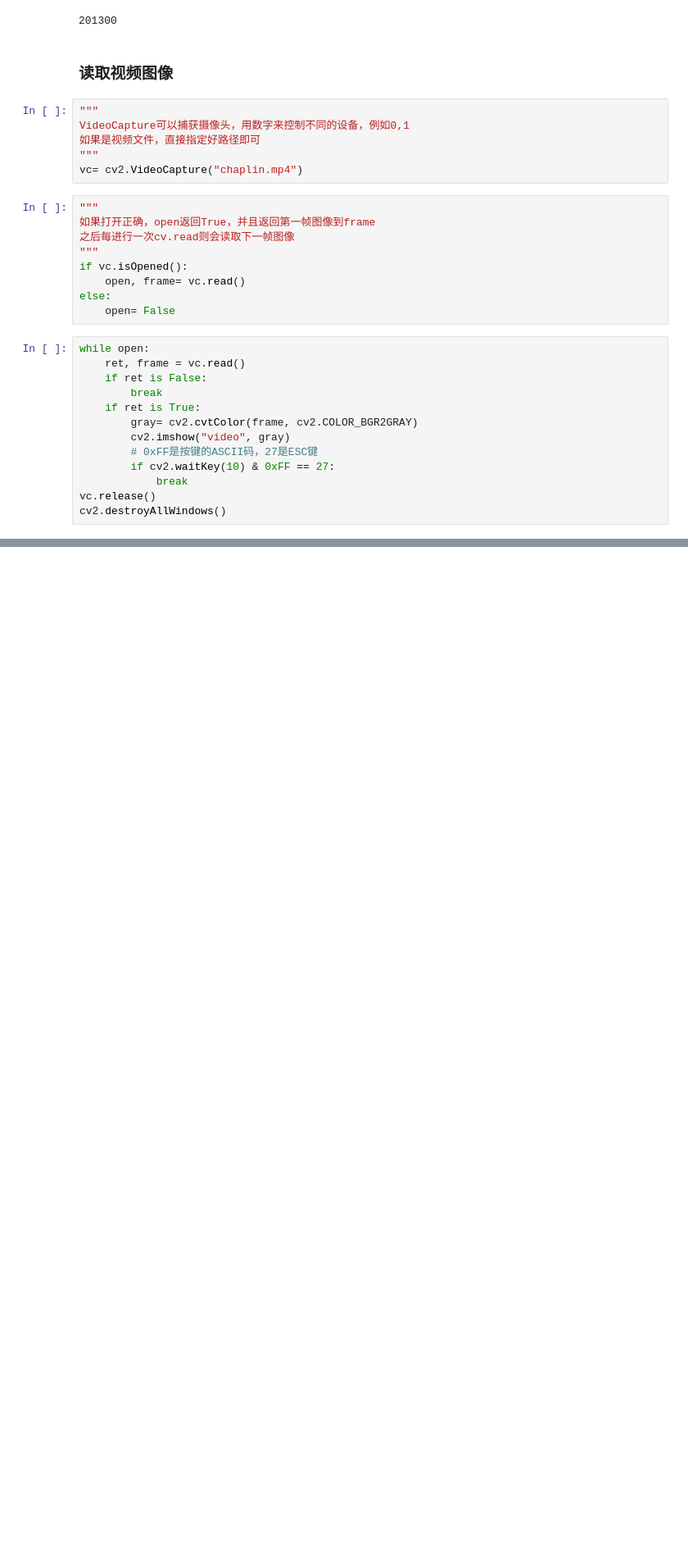
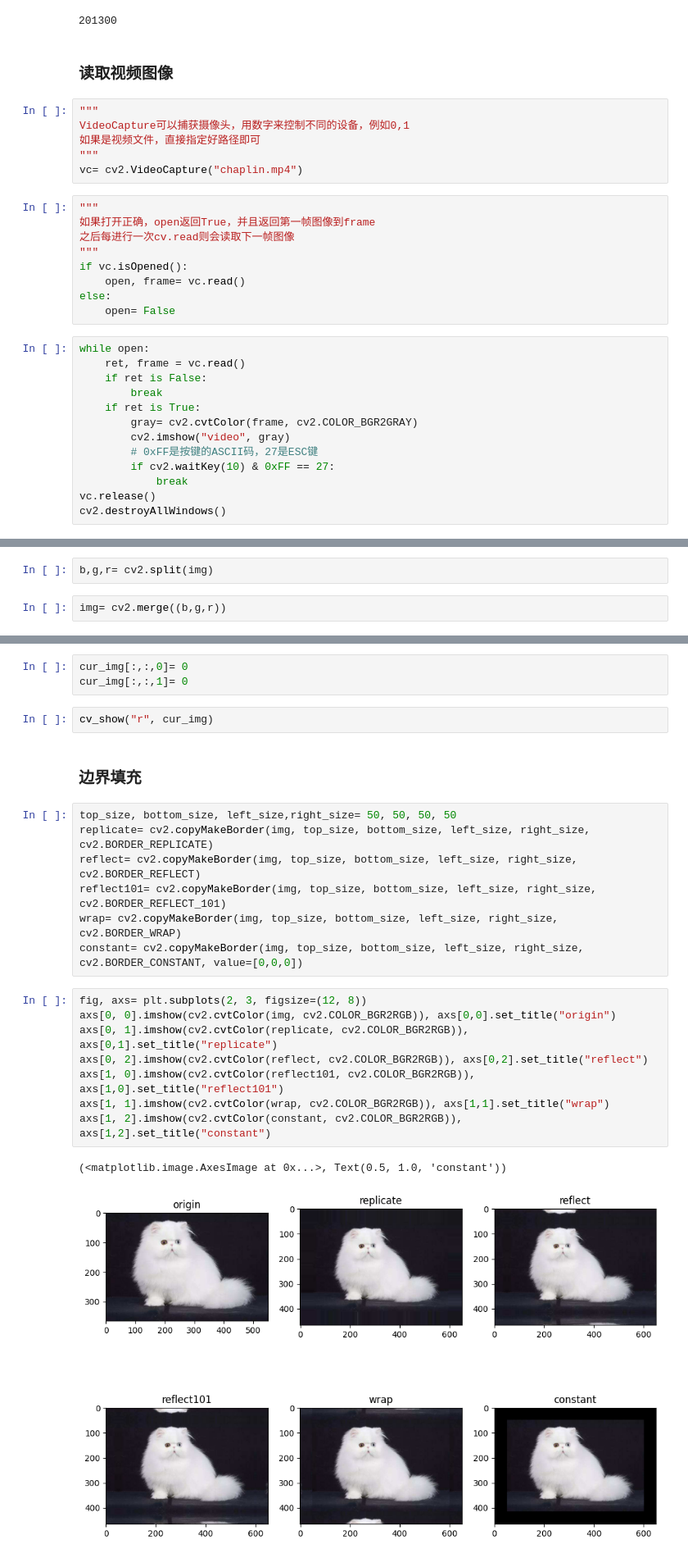
Before and after one commit to Tusiyang/OpenCV_Practice, a Jupyter notebook: Chapter 2/practice_code.ipynb, the cells around one changed output, grey strips where cells are left out. Shown: that part at 82% size. Cells and saved outputs as stored; diff of their text form; blank space fills up the shorter version.

```diff
--- a/Chapter 2/practice_code.ipynb
+++ b/Chapter 2/practice_code.ipynb
@@ -115,0 +120,4 @@ cv2.destroyAllWindows()
+# %%
+b,g,r= cv2.split(img)
+# %%
+img= cv2.merge((b,g,r))
@@ -115,0 +128,25 @@ cv2.destroyAllWindows()
+# %%
+cur_img[:,:,0]= 0
+cur_img[:,:,1]= 0
+# %%
+cv_show("r", cur_img)
+# %% [markdown]
+### 边界填充
+# %%
+top_size, bottom_size, left_size,right_size= 50, 50, 50, 50
+replicate= cv2.copyMakeBorder(img, top_size, bottom_size, left_size, right_size, cv2.BORDER_REPLICATE)
+reflect= cv2.copyMakeBorder(img, top_size, bottom_size, left_size, right_size, cv2.BORDER_REFLECT)
+reflect101= cv2.copyMakeBorder(img, top_size, bottom_size, left_size, right_size, cv2.BORDER_REFLECT_101)
+wrap= cv2.copyMakeBorder(img, top_size, bottom_size, left_size, right_size, cv2.BORDER_WRAP)
+constant= cv2.copyMakeBorder(img, top_size, bottom_size, left_size, right_size, cv2.BORDER_CONSTANT, value=[0,0,0])
+# %%
+fig, axs= plt.subplots(2, 3, figsize=(12, 8))
+axs[0, 0].imshow(cv2.cvtColor(img, cv2.COLOR_BGR2RGB)), axs[0,0].set_title("origin")
+axs[0, 1].imshow(cv2.cvtColor(replicate, cv2.COLOR_BGR2RGB)), axs[0,1].set_title("replicate")
+axs[0, 2].imshow(cv2.cvtColor(reflect, cv2.COLOR_BGR2RGB)), axs[0,2].set_title("reflect")
+axs[1, 0].imshow(cv2.cvtColor(reflect101, cv2.COLOR_BGR2RGB)), axs[1,0].set_title("reflect101")
+axs[1, 1].imshow(cv2.cvtColor(wrap, cv2.COLOR_BGR2RGB)), axs[1,1].set_title("wrap")
+axs[1, 2].imshow(cv2.cvtColor(constant, cv2.COLOR_BGR2RGB)), axs[1,2].set_title("constant")
+# %% [output]
+(<matplotlib.image.AxesImage at 0x...>, Text(0.5, 1.0, 'constant'))
+[figure, added]
```
Also changed, not shown: parts of 17 cells of this notebook.
